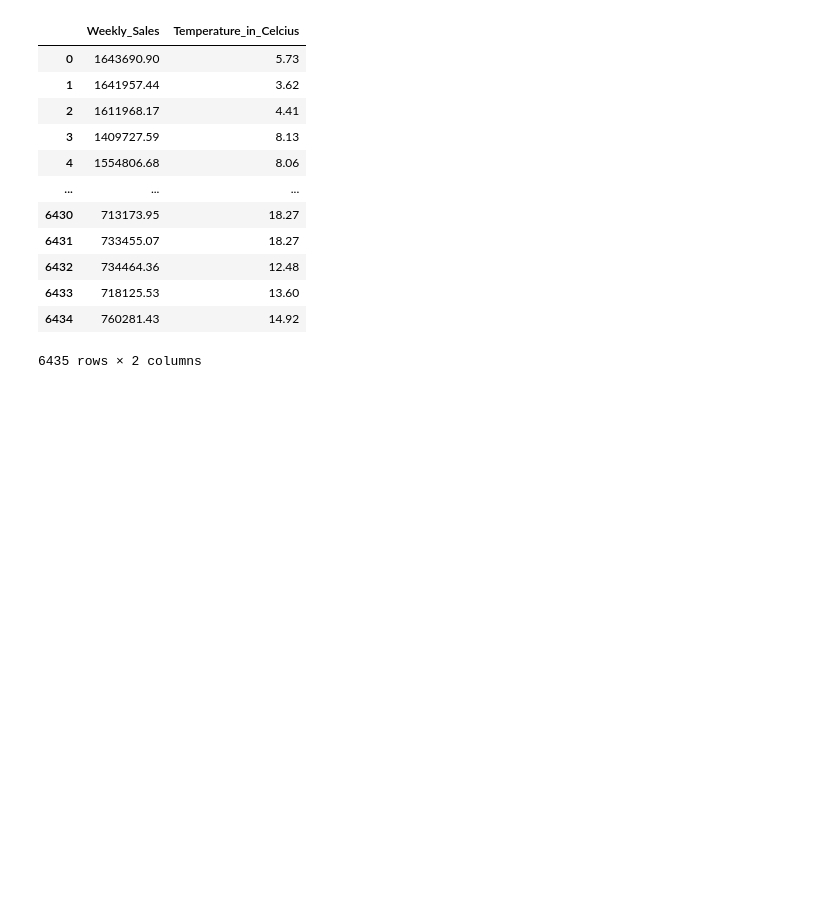
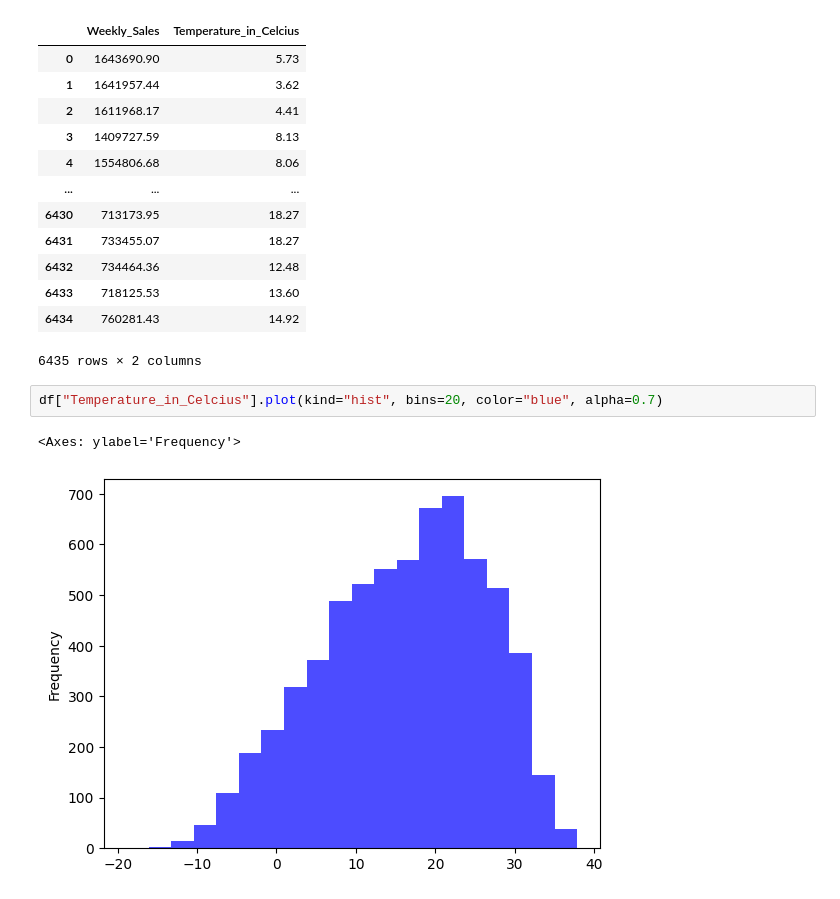
Before and after one commit to AninFreddy01/scalework_repo, a Jupyter notebook: extra projects/walmart_sales.ipynb, the cells around one changed output. Cells and saved outputs as stored; diff of their text form; blank space fills up the shorter version.

```diff
--- a/extra projects/walmart_sales.ipynb
+++ b/extra projects/walmart_sales.ipynb
@@ -169,3 +169,8 @@ df[["Weekly_Sales", "Temperature_in_Celcius"]]
 | 6433 | 718125.53 | 13.60 |
 | 6434 | 760281.43 | 14.92 |
 6435 rows × 2 columns
+# %%
+df["Temperature_in_Celcius"].plot(kind="hist", bins=20, color="blue", alpha=0.7)
+# %% [output]
+<Axes: ylabel='Frequency'>
+[figure, added]
```
Also changed, not shown: parts of 5 cells of this notebook.
